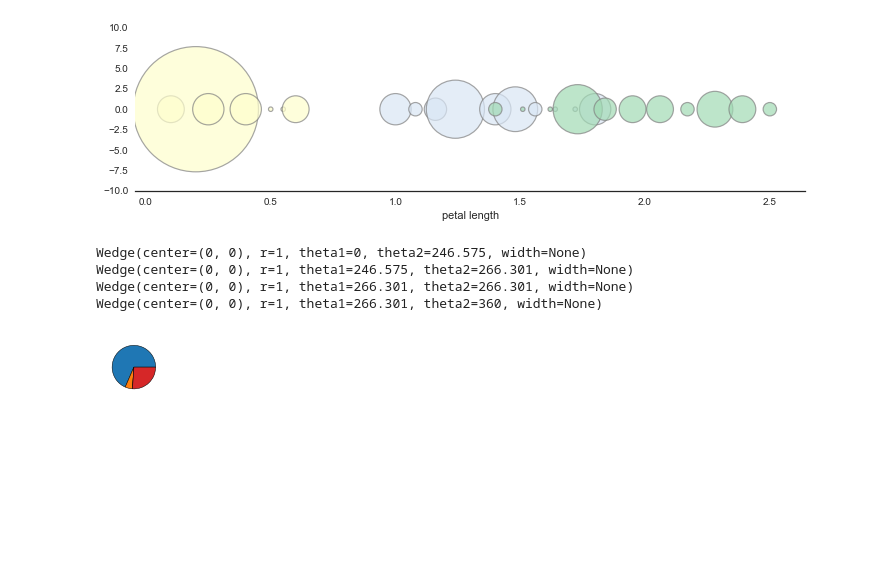
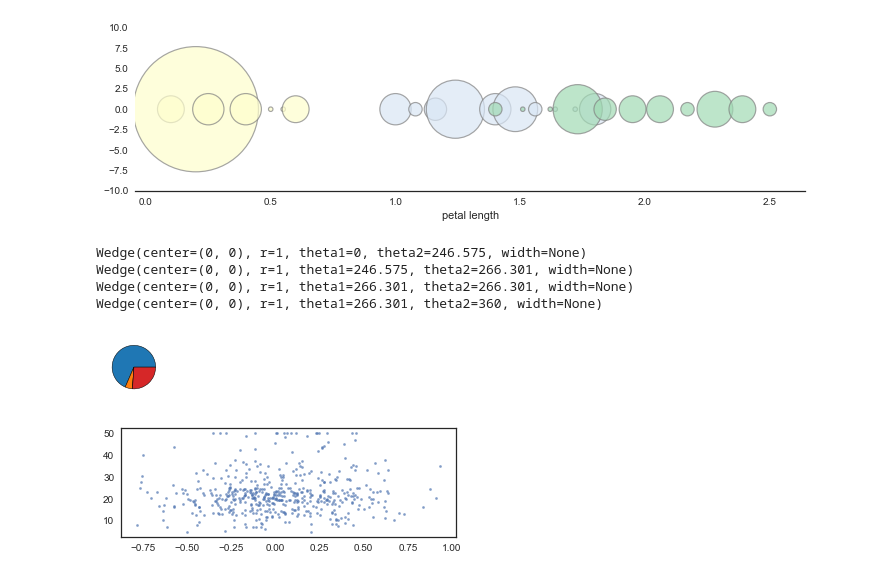
Before and after one commit to darrenzeng2012/animl, a Jupyter notebook: play.ipynb, the cells around one changed output. Saved outputs shown, nothing was run; the diff lists cells and outputs as text; code cells hidden in the pictures; blank space fills up the shorter version.

Commit message:
use strip plot for regr leaves

```diff
--- a/play.ipynb
+++ b/play.ipynb
@@ -435,3 +435,19 @@ Wedge(center=(0, 0), r=1, theta1=246.575, theta2=266.301, width=None)
 Wedge(center=(0, 0), r=1, theta1=266.301, theta2=266.301, width=None)
 Wedge(center=(0, 0), r=1, theta1=266.301, theta2=360, width=None)
 [figure]
+# %%
+data = boston.data
+feature_names = boston.feature_names
+target = boston.target
+
+fig, ax = plt.subplots(1, 1, figsize=(6,2))
+mu = 0
+sigma=.2
+x = np.random.normal(mu, sigma, size=len(target))
+ax.scatter(x, target, s=5, alpha=.7)
+# ax.scatter(data[:,1], target, s=2)
+# ax.scatter(data[:,2], target, s=2)
+
+plt.show()
+# %% [output]
+[figure, added]
```
Also changed, not shown: 2 other files.
